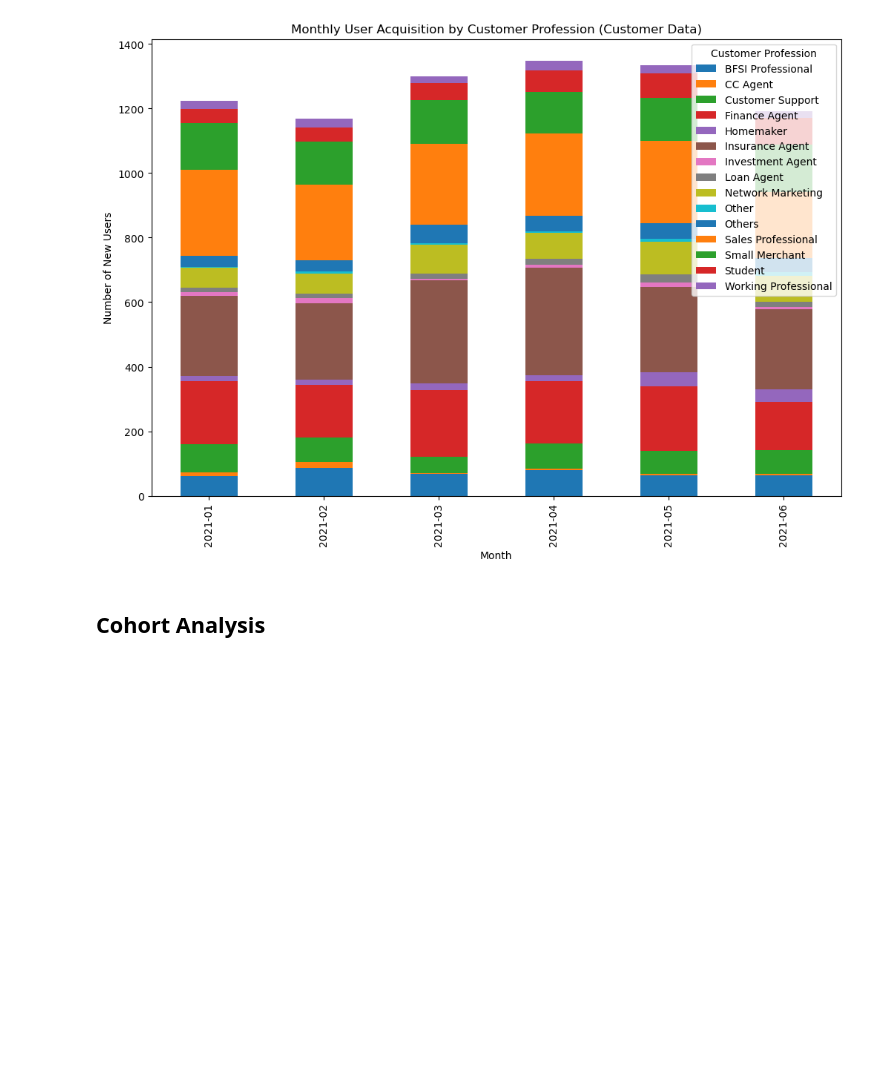
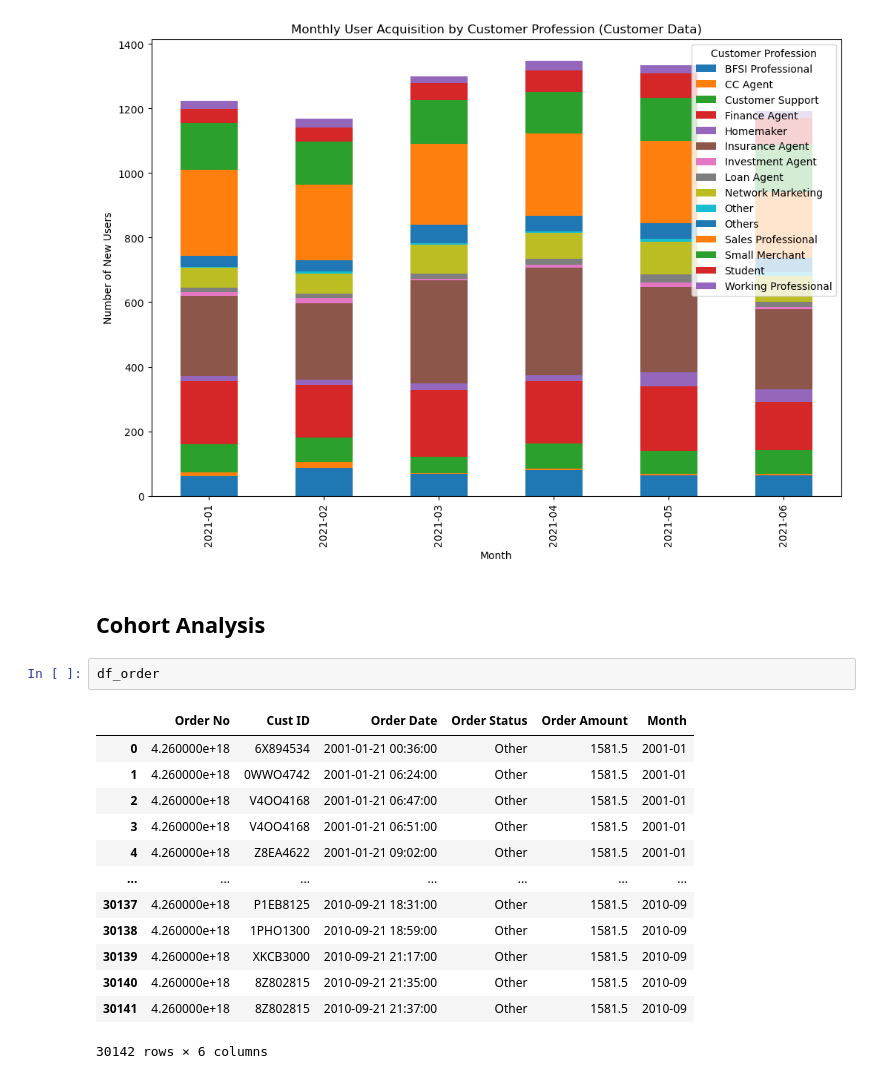
Before and after one commit to Pranav3608/Cohort-Analysis, a Jupyter notebook: cohort_analysis.ipynb, the cells around one changed output. Drawn from its saved outputs; the diff is of its cells as text; blank space fills up the shorter version.

```diff
--- a/cohort_analysis.ipynb
+++ b/cohort_analysis.ipynb
@@ -290,3 +290,19 @@ plt.show()
 [figure]
 # %% [markdown]
 ## Cohort Analysis
+# %%
+df_order
+# %% [output]
+|  | Order No | Cust ID | Order Date | Order Status | Order Amount | Month |
+| 0 | 4.260000e+18 | 6X894534 | 2001-01-21 00:36:00 | Other | 1581.5 | 2001-01 |
+| 1 | 4.260000e+18 | 0WWO4742 | 2001-01-21 06:24:00 | Other | 1581.5 | 2001-01 |
+| 2 | 4.260000e+18 | V4OO4168 | 2001-01-21 06:47:00 | Other | 1581.5 | 2001-01 |
+| 3 | 4.260000e+18 | V4OO4168 | 2001-01-21 06:51:00 | Other | 1581.5 | 2001-01 |
+| 4 | 4.260000e+18 | Z8EA4622 | 2001-01-21 09:02:00 | Other | 1581.5 | 2001-01 |
+| ... | ... | ... | ... | ... | ... | ... |
+| 30137 | 4.260000e+18 | P1EB8125 | 2010-09-21 18:31:00 | Other | 1581.5 | 2010-09 |
+| 30138 | 4.260000e+18 | 1PHO1300 | 2010-09-21 18:59:00 | Other | 1581.5 | 2010-09 |
+| 30139 | 4.260000e+18 | XKCB3000 | 2010-09-21 21:17:00 | Other | 1581.5 | 2010-09 |
+| 30140 | 4.260000e+18 | 8Z802815 | 2010-09-21 21:35:00 | Other | 1581.5 | 2010-09 |
+| 30141 | 4.260000e+18 | 8Z802815 | 2010-09-21 21:37:00 | Other | 1581.5 | 2010-09 |
+30142 rows × 6 columns
```
Also changed, not shown: parts of 4 cells of this notebook.
